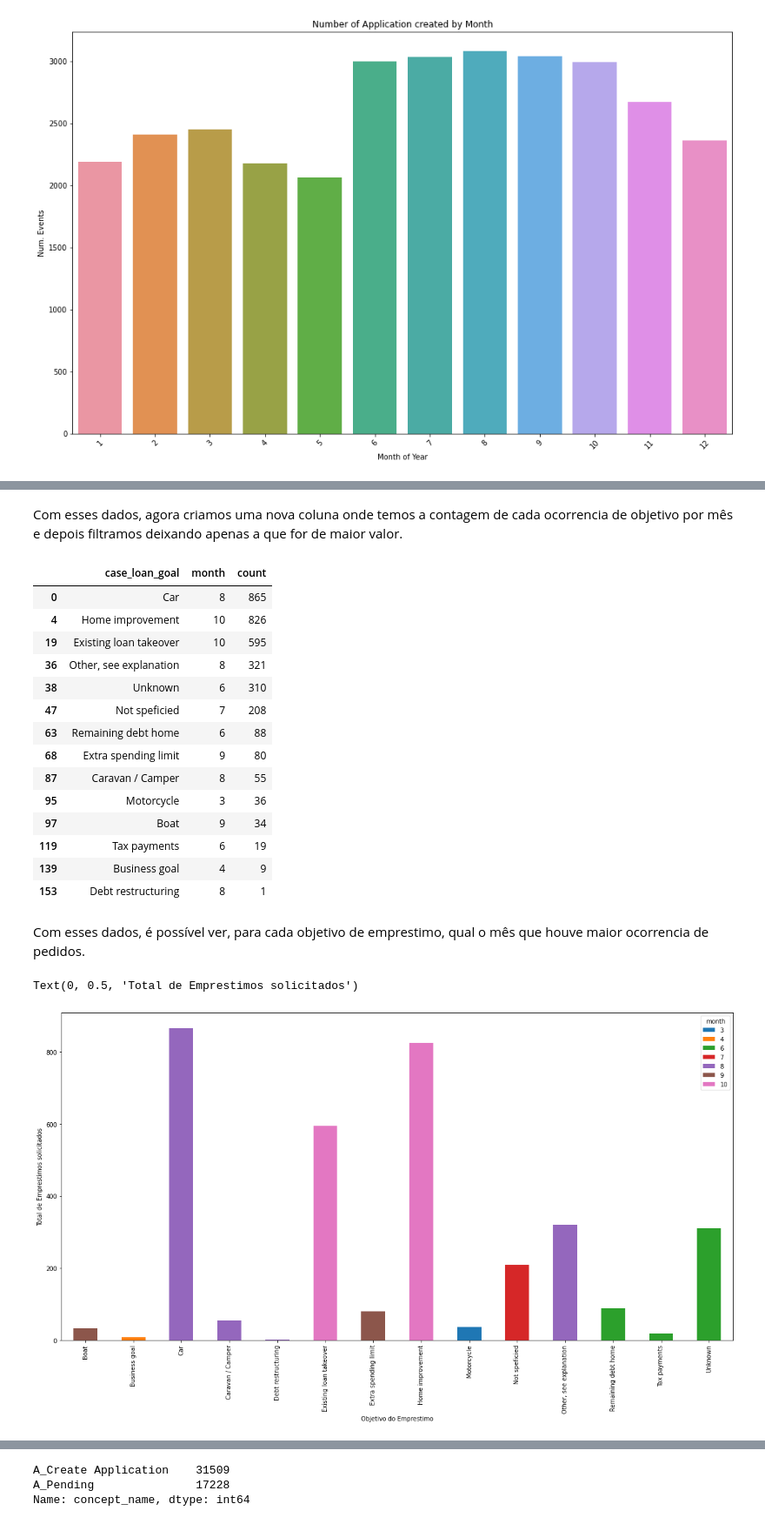
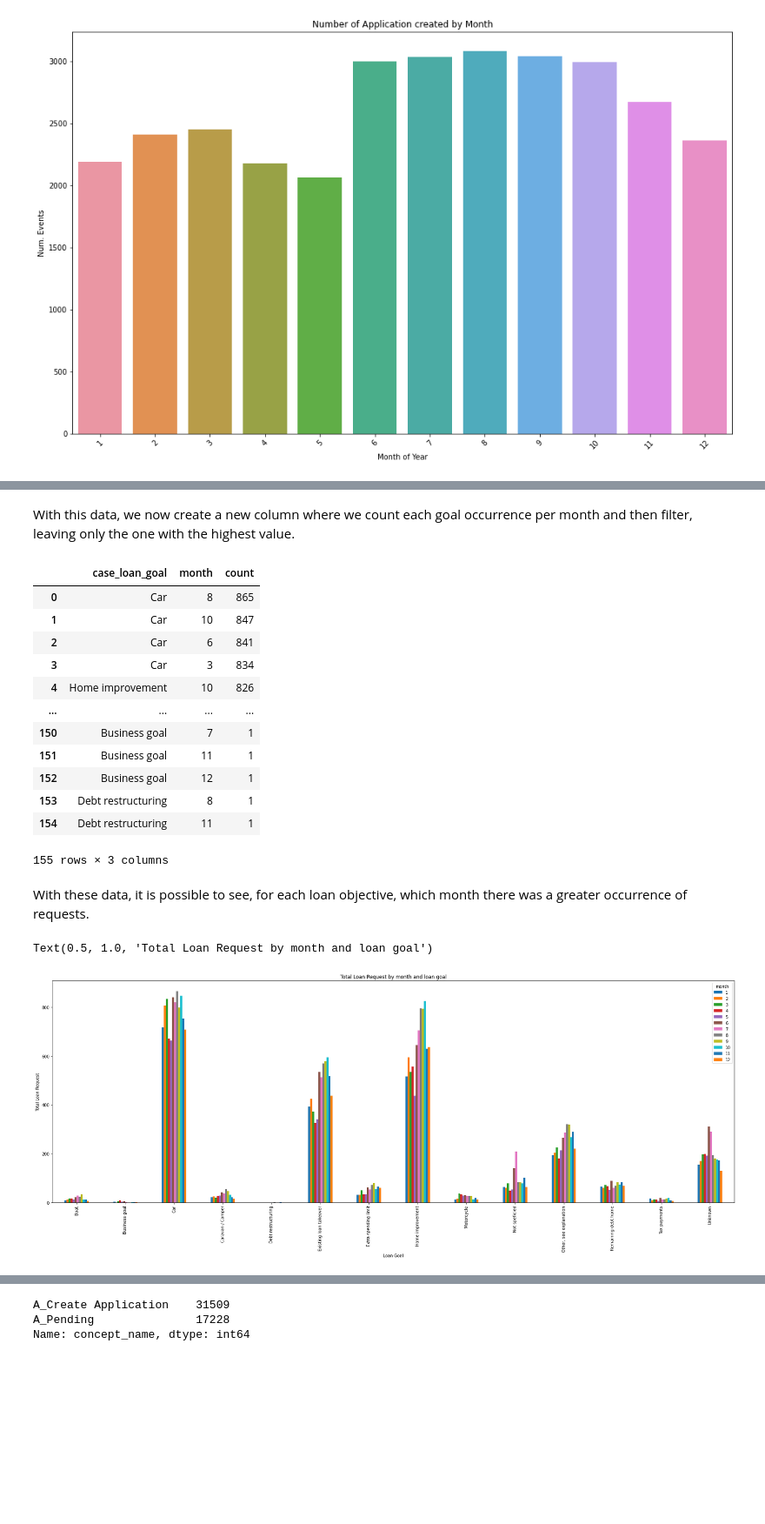
Before and after one commit to pedrohn13/data-set-loan, a Jupyter notebook: date_time_manipulation.ipynb, the cells around one changed output, grey strips where cells are left out. Shown: that part at 87% size. Drawn from its saved outputs; the diff is of its cells as text; code cells hidden in the pictures; blank space fills up the shorter version.

```diff
--- a/date_time_manipulation.ipynb
+++ b/date_time_manipulation.ipynb
@@ -164,30 +157,31 @@ filtered_data.sample(10)
-# %% [markdown]
-Com esses dados, agora criamos uma nova coluna onde temos a contagem de cada ocorrencia de objetivo por mês e depois filtramos deixando apenas a que for de maior valor.
+# %% [markdown]
+With this data, we now create a new column where we count each goal occurrence per month and then filter, leaving only the one with the highest value.
 # %%
-grouped = filtered_data.groupby(['case_loan_goal', 'month']).size().sort_values(ascending=False).reset_index(name='count').drop_duplicates(subset='case_loan_goal')
+grouped = (filtered_data.groupby(['case_loan_goal', 'month']).size()
+              .sort_values(ascending=False).reset_index(name='count'))
 grouped
 # %% [output]
 |  | case_loan_goal | month | count |
 | 0 | Car | 8 | 865 |
+| 1 | Car | 10 | 847 |
+| 2 | Car | 6 | 841 |
+| 3 | Car | 3 | 834 |
 | 4 | Home improvement | 10 | 826 |
-| 19 | Existing loan takeover | 10 | 595 |
-| 36 | Other, see explanation | 8 | 321 |
-| 38 | Unknown | 6 | 310 |
-| 47 | Not speficied | 7 | 208 |
-| 63 | Remaining debt home | 6 | 88 |
-| 68 | Extra spending limit | 9 | 80 |
-| 87 | Caravan / Camper | 8 | 55 |
-| 95 | Motorcycle | 3 | 36 |
-| 97 | Boat | 9 | 34 |
-| 119 | Tax payments | 6 | 19 |
-| 139 | Business goal | 4 | 9 |
+| ... | ... | ... | ... |
+| 150 | Business goal | 7 | 1 |
+| 151 | Business goal | 11 | 1 |
+| 152 | Business goal | 12 | 1 |
 | 153 | Debt restructuring | 8 | 1 |
+| 154 | Debt restructuring | 11 | 1 |
+155 rows × 3 columns
-# %% [markdown]
-Com esses dados, é possível ver, para cada objetivo de emprestimo, qual o mês que houve maior ocorrencia de pedidos.
+# %% [markdown]
+With these data, it is possible to see, for each loan objective, which month there was a greater occurrence of requests.
 # %%
-g = grouped.pivot_table(index='case_loan_goal', columns='month', values='count', aggfunc='sum', fill_value=0).plot.bar(stacked=True, figsize=(20,10))
-g.set_xlabel('Objetivo do Emprestimo')
-g.set_ylabel('Total de Emprestimos solicitados')
+g = grouped.pivot_table(index='case_loan_goal', columns='month', values='count',
+                        aggfunc='sum', fill_value=0).plot.bar(figsize=(30,10))
+g.set_xlabel('Loan Goal')
+g.set_ylabel('Total Loan Request')
+g.set_title('Total Loan Request by month and loan goal')
 # %% [output]
-Text(0, 0.5, 'Total de Emprestimos solicitados')
+Text(0.5, 1.0, 'Total Loan Request by month and loan goal')
-[figure, old version]
+[figure, new version]
```
Also changed, not shown: parts of 65 cells of this notebook.
